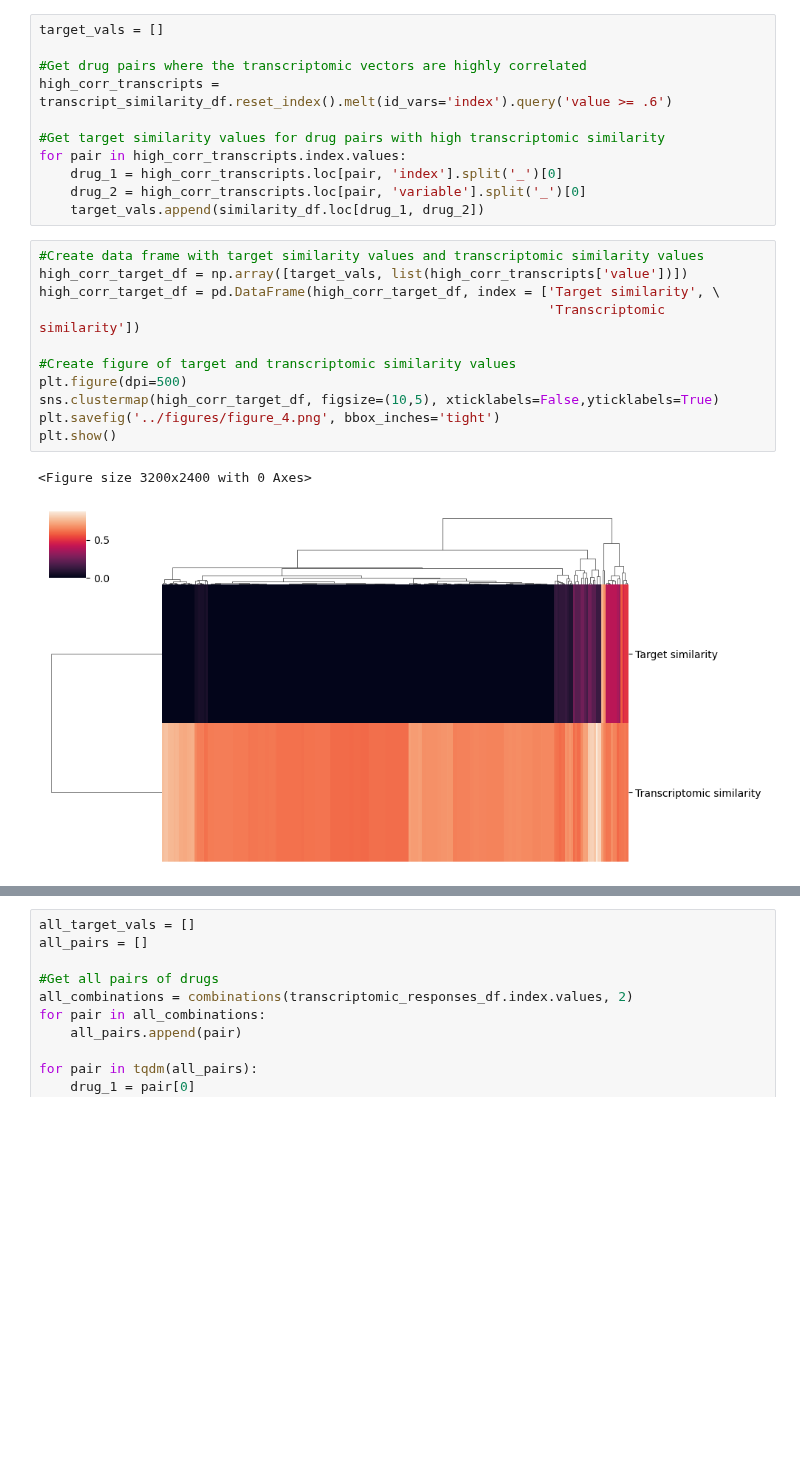
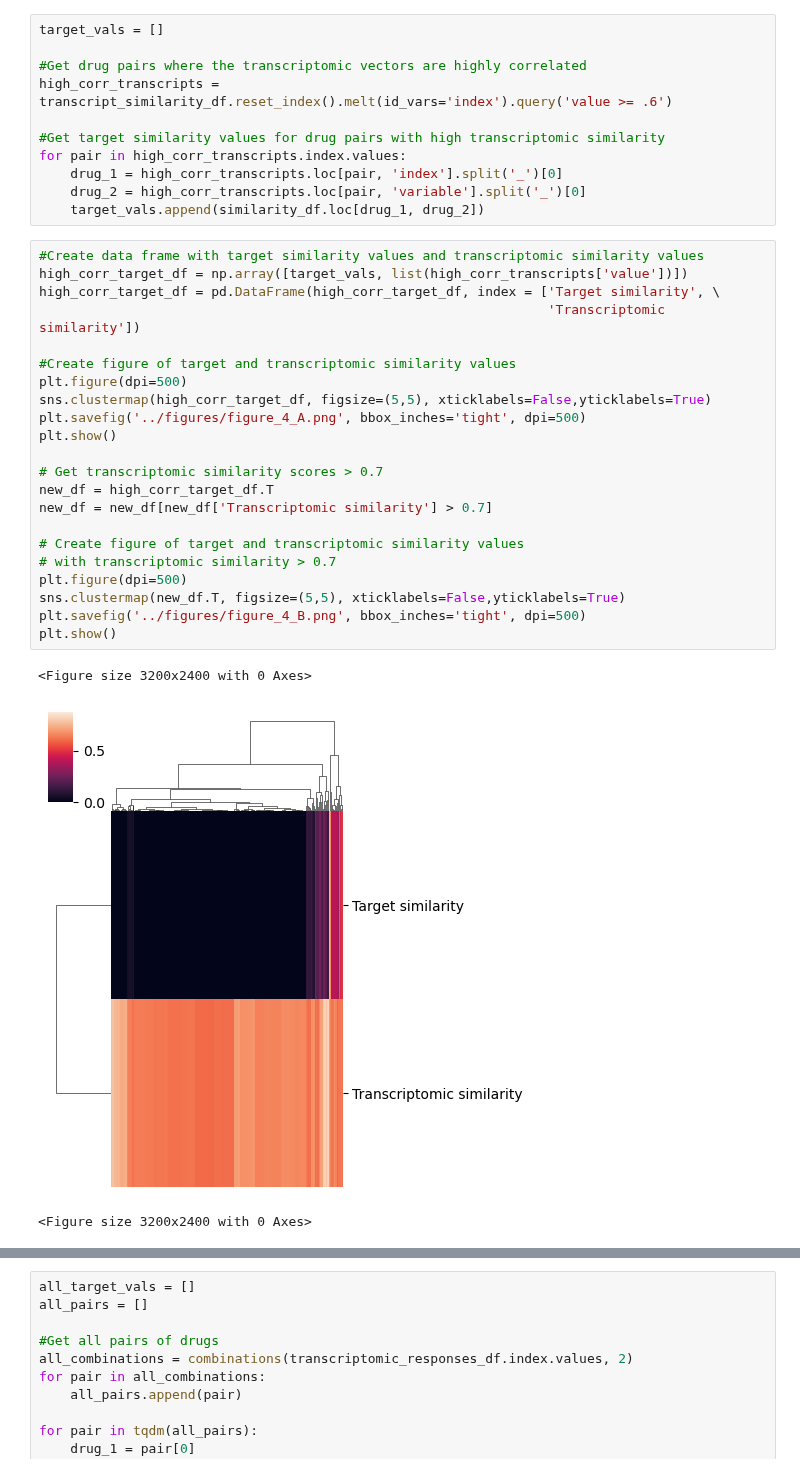
Before and after one commit to enveda/transcriptomic-target-correlation, a Jupyter notebook: notebooks/5_similar_transcriptomic_profiles.ipynb, the cells around one changed output, grey strips where cells are left out. Saved outputs shown, nothing was run; the diff lists cells and outputs as text; blank space fills up the shorter version.

Commit message:
updated figure

```diff
--- a/notebooks/5_similar_transcriptomic_profiles.ipynb
+++ b/notebooks/5_similar_transcriptomic_profiles.ipynb
@@ -350,14 +350,26 @@ for pair in high_corr_transcripts.index.values:
 # %%
 #Create data frame with target similarity values and transcriptomic similarity values
 high_corr_target_df = np.array([target_vals, list(high_corr_transcripts['value'])])
 high_corr_target_df = pd.DataFrame(high_corr_target_df, index = ['Target similarity', \
                                                                  'Transcriptomic similarity'])
 
 #Create figure of target and transcriptomic similarity values
 plt.figure(dpi=500)
-sns.clustermap(high_corr_target_df, figsize=(10,5), xticklabels=False,yticklabels=True)
-plt.savefig('../figures/figure_4.png', bbox_inches='tight')
+sns.clustermap(high_corr_target_df, figsize=(5,5), xticklabels=False,yticklabels=True)
+plt.savefig('../figures/figure_4_A.png', bbox_inches='tight', dpi=500)
 plt.show()
+
+# Get transcriptomic similarity scores > 0.7
+new_df = high_corr_target_df.T
+new_df = new_df[new_df['Transcriptomic similarity'] > 0.7]
+
+# Create figure of target and transcriptomic similarity values
+# with transcriptomic similarity > 0.7
+plt.figure(dpi=500)
+sns.clustermap(new_df.T, figsize=(5,5), xticklabels=False,yticklabels=True)
+plt.savefig('../figures/figure_4_B.png', bbox_inches='tight', dpi=500)
+plt.show()
 # %% [output]
 <Figure size 3200x2400 with 0 Axes>
-[figure, old version]
+[figure, new version]
+<Figure size 3200x2400 with 0 Axes>
```
Also changed, not shown: parts of 3 cells of this notebook.
